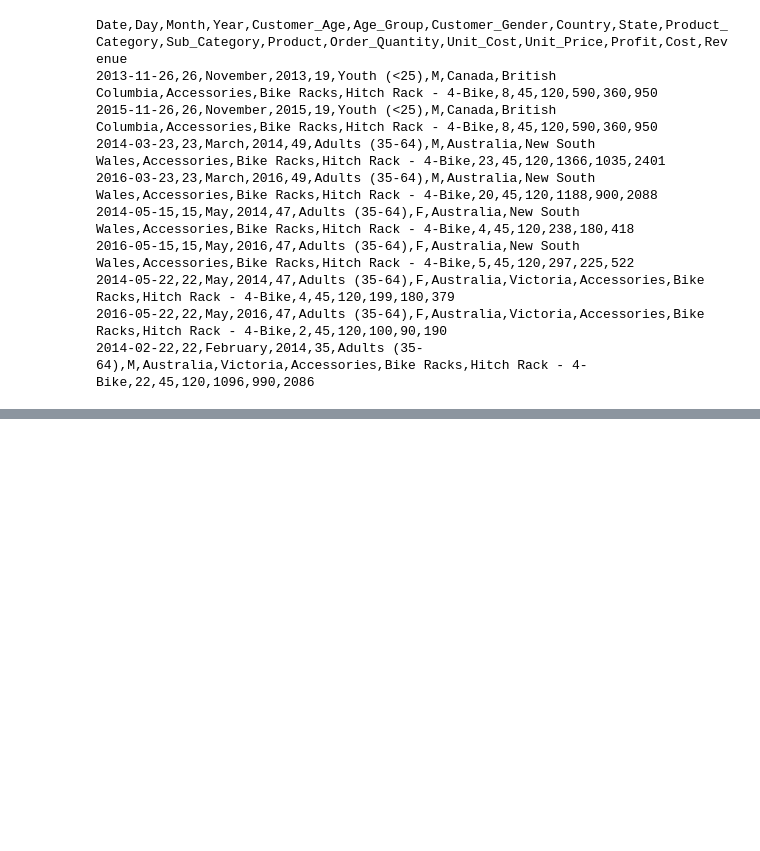
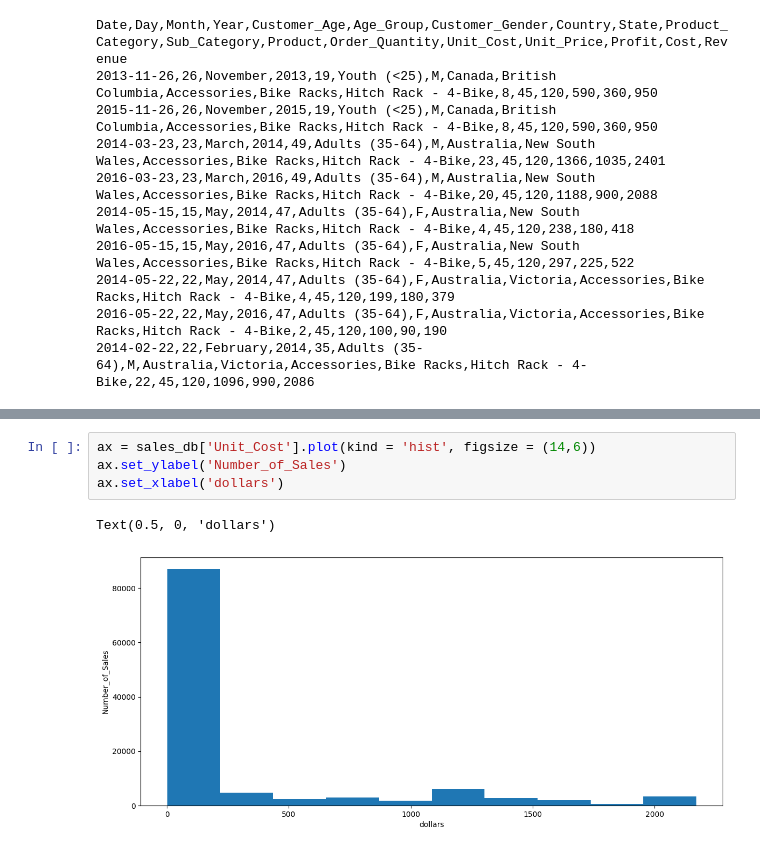
Before and after one commit to CC-Sev/test_code, a Jupyter notebook: db_practice.ipynb, the cells around one changed output, grey strips where cells are left out. Cells and saved outputs as stored; diff of their text form; blank space fills up the shorter version.

```diff
--- a/db_practice.ipynb
+++ b/db_practice.ipynb
@@ -29,0 +88,7 @@ sales_db.head()
+# %%
+ax = sales_db['Unit_Cost'].plot(kind = 'hist', figsize = (14,6))
+ax.set_ylabel('Number_of_Sales')
+ax.set_xlabel('dollars')
+# %% [output]
+Text(0.5, 0, 'dollars')
+[figure, added]
```
Also changed, not shown: parts of 30 cells of this notebook.
